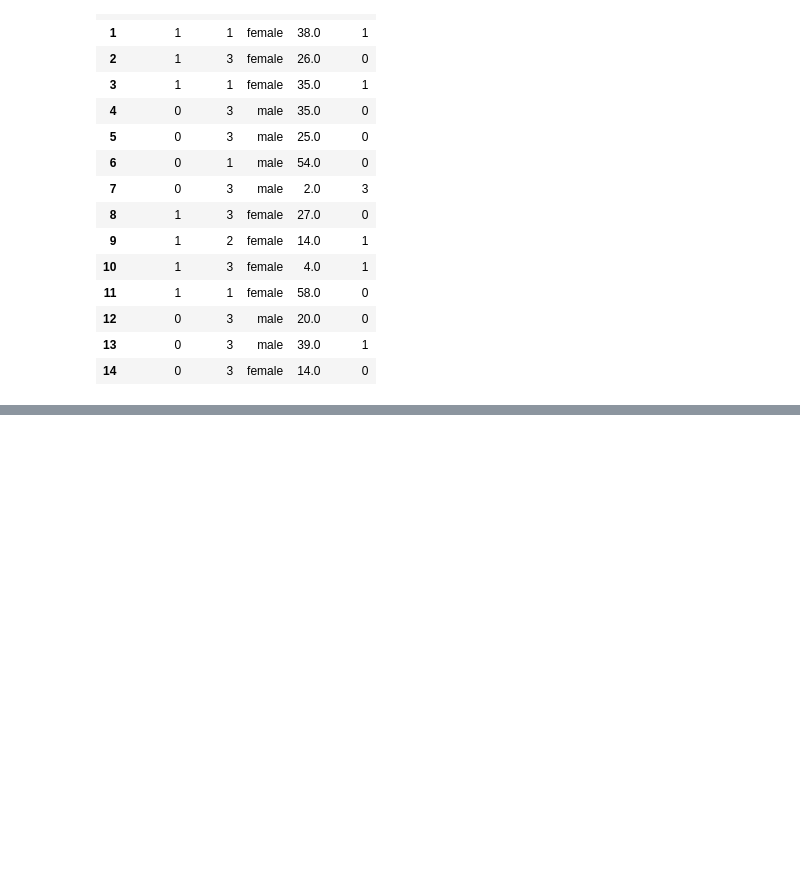
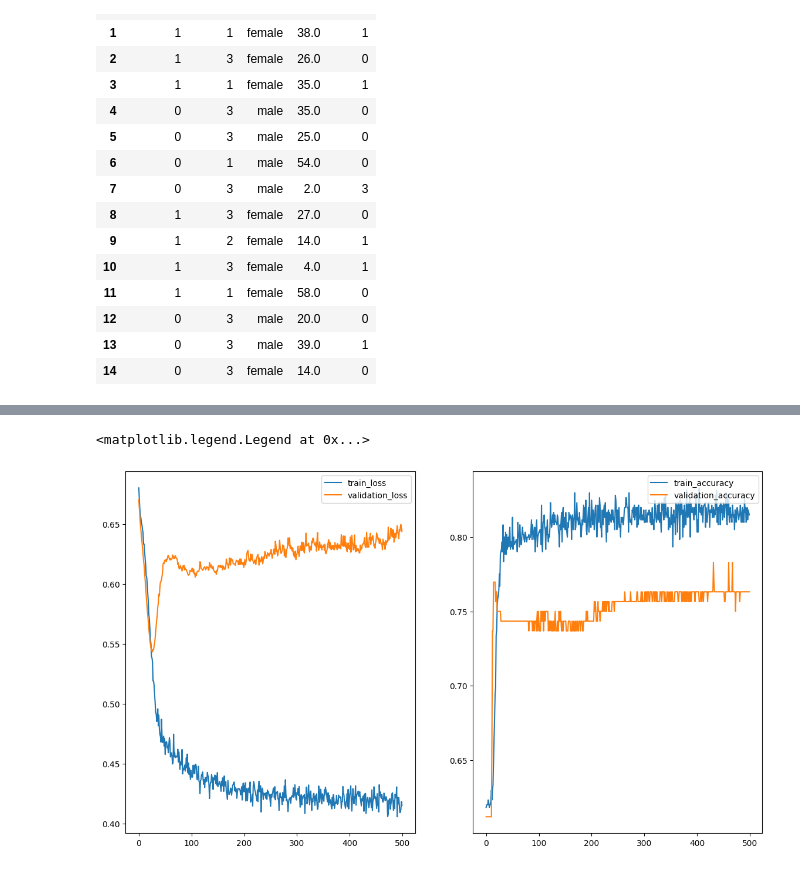
Before and after one commit to Snoozie097/basic_ML_model, a Jupyter notebook: titanic.ipynb, the cells around one changed output, grey strips where cells are left out. Cells and saved outputs as stored; diff of their text form; code cells hidden in the pictures; blank space fills up the shorter version.

```diff
--- a/titanic.ipynb
+++ b/titanic.ipynb
@@ -230,10 +236,11 @@ X = df.drop("Survived", axis=1)
 y = df["Survived"]
 
 # Perform Train Test Split
-X_train, X_test, Y_train, Y_test = train_test_split(X, y, test_size=0.8, shuffle=True)
+X, X_test, y, y_test = train_test_split(X, y, train_size=0.85, test_size=0.15, shuffle=True)
+X_train, X_val, y_train, y_val = train_test_split(X, y, train_size=0.80, test_size=0.20, shuffle=True)
 # %%
 ## Normalize the Data
+
 X_train_norm = preprocessing.normalize(X_train, axis=0)
-X_test_norm = preprocessing.normalize(X_train, axis=0)
-
-print(X_test_norm)
+X_val_norm = preprocessing.normalize(X_val, axis=0)
+X_test_norm = preprocessing.normalize(X_test, axis=0)
@@ -249,0 +266,12 @@ print(X_test_norm)
+# %%
+## Create ANN mode
+
+model = Sequential()
+model.add(Dense(12, input_dim=7, activation='relu'))
+model.add(Dropout(0.1))
+model.add(Dense(12, activation='relu'))
+model.add(Dropout(0.1))
+model.add(Dense(1, activation='sigmoid'))
+model.summary()
+
+model.compile(loss='binary_crossentropy', optimizer='rmsprop', metrics=['accuracy'])
@@ -249,0 +298,3 @@ print(X_test_norm)
+# %%
+## Train the model
+history = model.fit(X_train_norm, y_train, validation_data=(X_val_norm, y_val), epochs=500, batch_size=32, verbose=2)
@@ -249,0 +330,12 @@ print(X_test_norm)
+# %%
+
+fig, ax = plt.subplots(1, 2, figsize=(14,8))
+ax[0].plot(history.history['loss'], label='train_loss')
+ax[1].plot(history.history['accuracy'], label='train_accuracy')
+ax[0].plot(history.history['val_loss'], label='validation_loss')
+ax[1].plot(history.history['val_accuracy'], label='validation_accuracy')
+ax[0].legend(loc='upper right')
+ax[1].legend(loc='upper right')
+# %% [output]
+<matplotlib.legend.Legend at 0x...>
+[figure, added]
```
Also changed, not shown: parts of 9 cells of this notebook.
